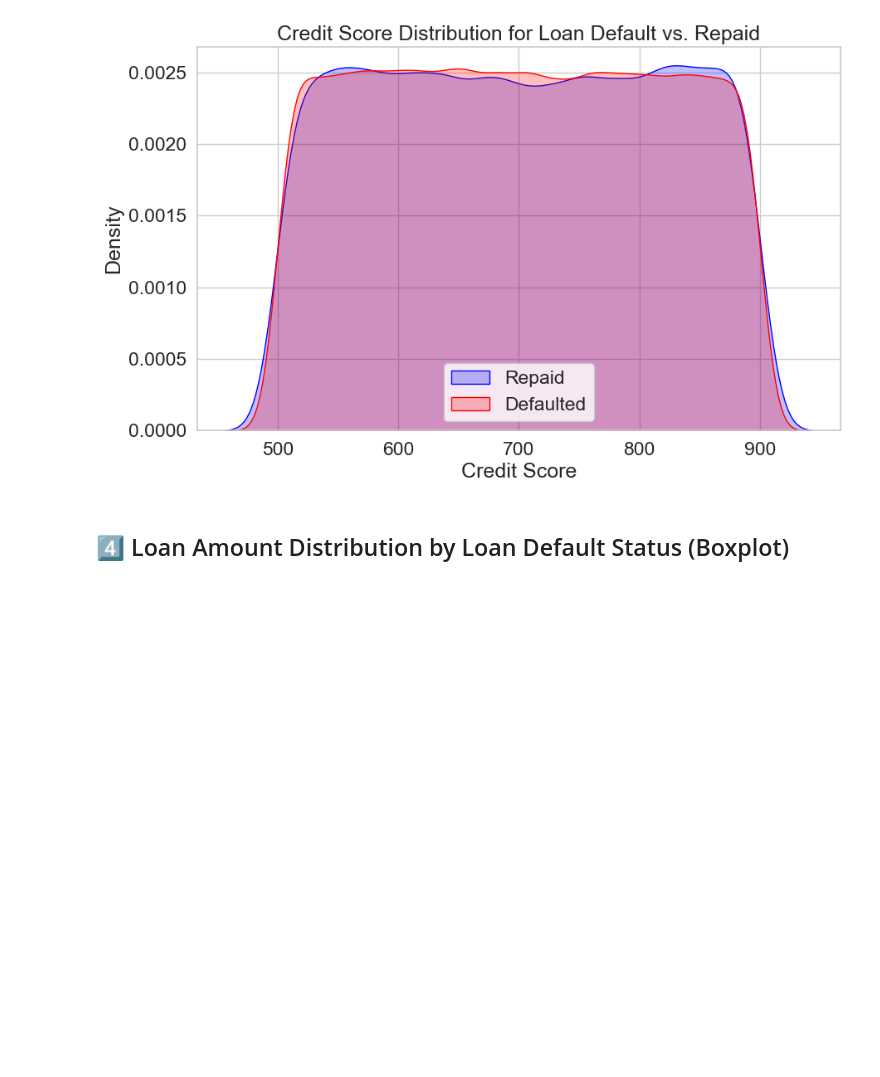
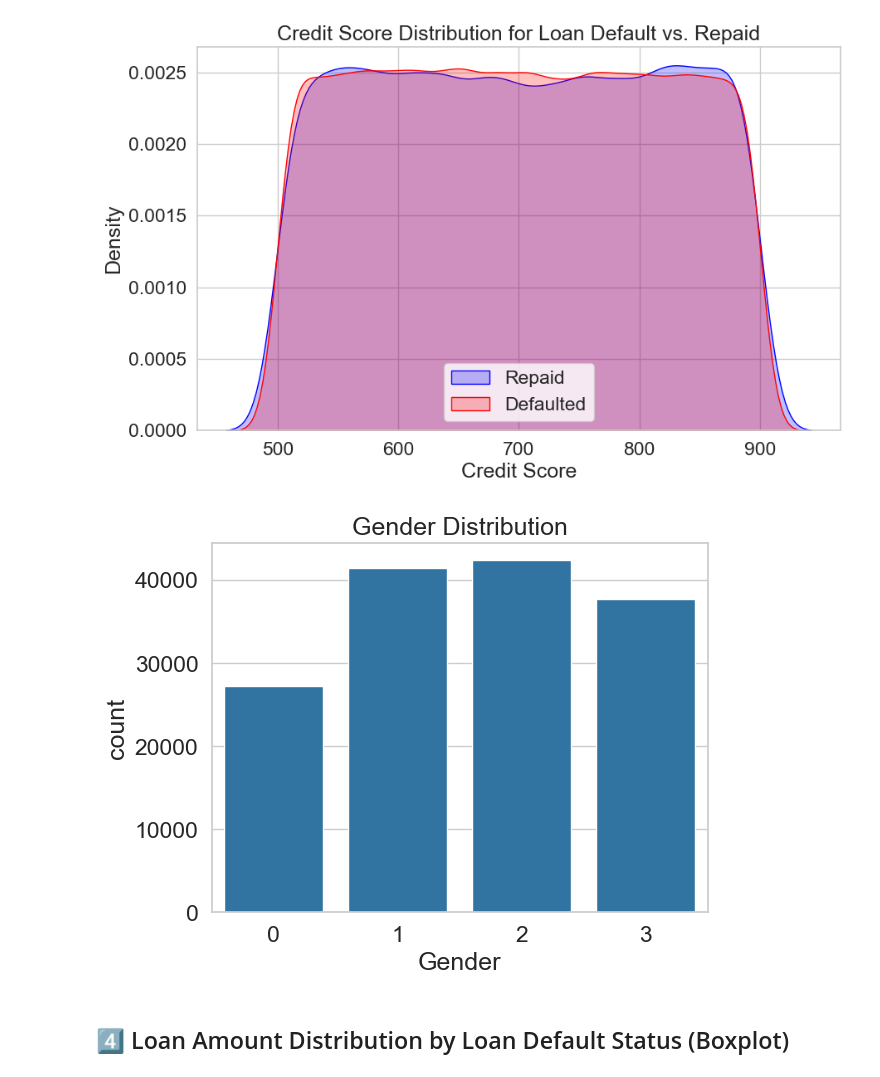
Before and after one commit to thebekhruz/predictive_modelling, a Jupyter notebook: eda/eda.ipynb, the cells around one changed output. Drawn from its saved outputs; the diff is of its cells as text; code cells hidden in the pictures; blank space fills up the shorter version.

```diff
--- a/eda/eda.ipynb
+++ b/eda/eda.ipynb
@@ -413,3 +424,10 @@ plt.show()
+# %%
+# Gender distribution
+sns.countplot(x='Gender', data=data)
+plt.title('Gender Distribution')
+plt.show()
+# %% [output]
+[figure, added]
 # %% [markdown]
 ## 4️⃣ Loan Amount Distribution by Loan Default Status (Boxplot)
 # %%
```
Also changed, not shown: parts of 17 cells of this notebook.
